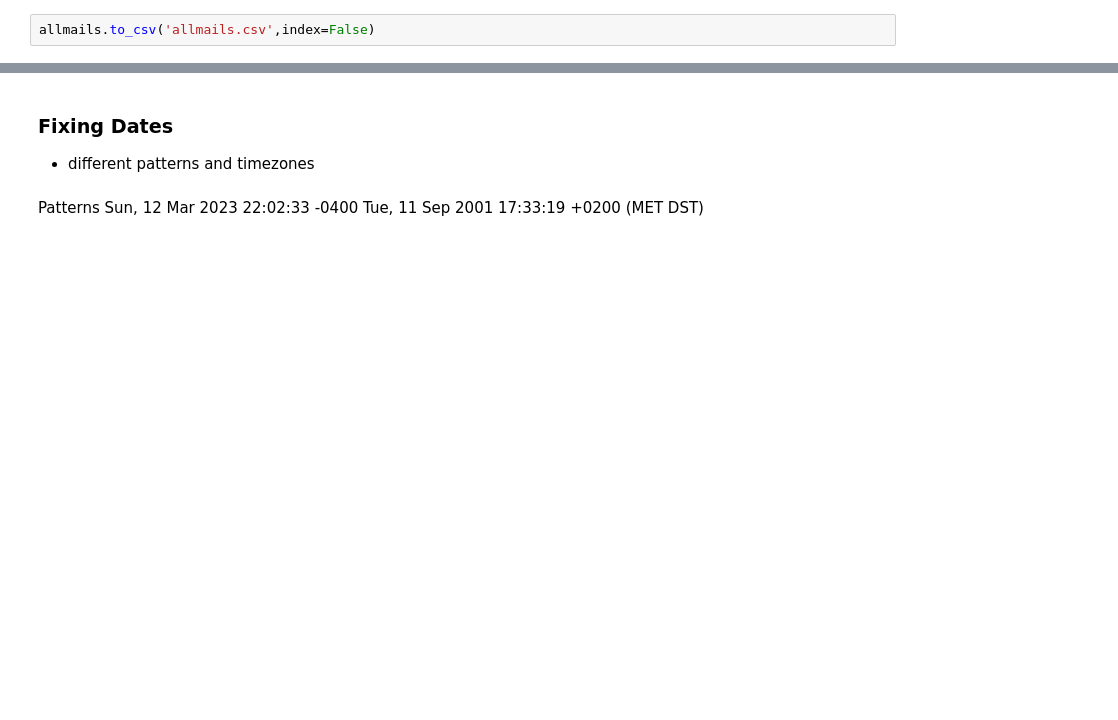
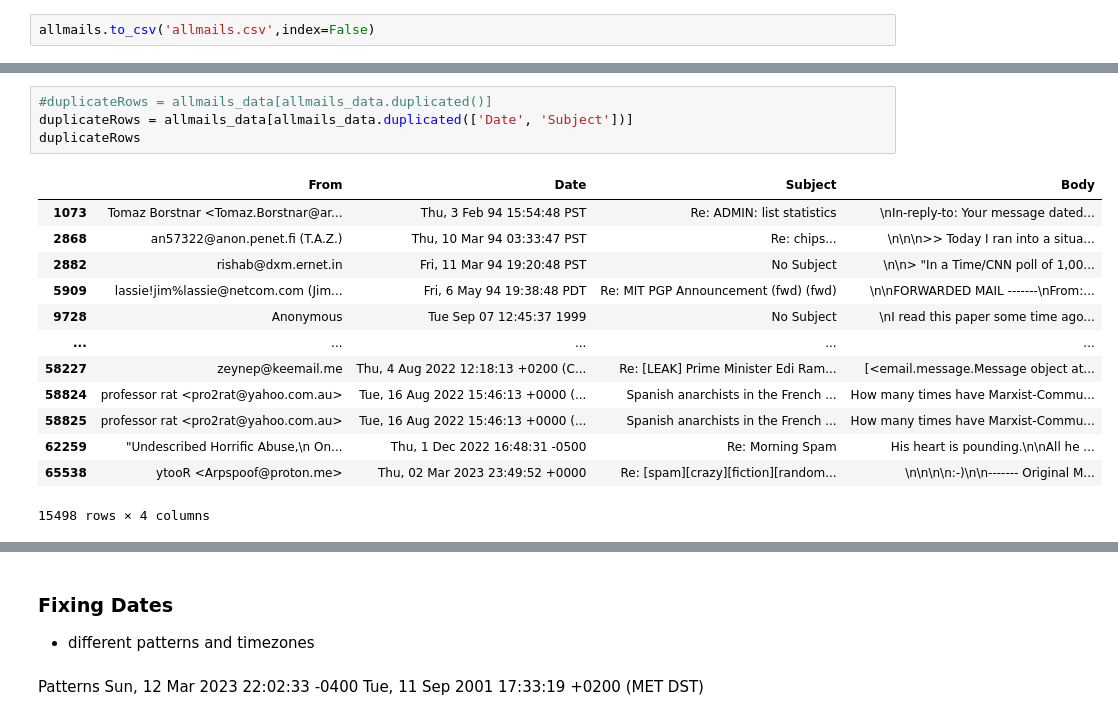
Before and after one commit to d-vf/LSSP-crypto-communities, a Jupyter notebook: LSSP_cypherpunks_dataprep_I_.ipynb, the cells around one changed output, grey strips where cells are left out. Drawn from its saved outputs; the diff is of its cells as text; blank space fills up the shorter version.

```diff
--- a/LSSP_cypherpunks_dataprep_I_.ipynb
+++ b/LSSP_cypherpunks_dataprep_I_.ipynb
@@ -580,0 +639,18 @@ allmails.to_csv('allmails.csv',index=False)
+# %%
+#duplicateRows = allmails_data[allmails_data.duplicated()]
+duplicateRows = allmails_data[allmails_data.duplicated(['Date', 'Subject'])]
+duplicateRows
+# %% [output]
+|  | From | Date | Subject | Body |
+| 1073 | Tomaz Borstnar <Tomaz.Borstnar@ar... | Thu, 3 Feb 94 15:54:48 PST | Re: ADMIN: list statistics | \nIn-reply-to: Your message dated... |
+| 2868 | an57322@anon.penet.fi (T.A.Z.) | Thu, 10 Mar 94 03:33:47 PST | Re: chips... | \n\n\n>> Today I ran into a situa... |
+| 2882 | rishab@dxm.ernet.in | Fri, 11 Mar 94 19:20:48 PST | No Subject | \n\n> "In a Time/CNN poll of 1,00... |
+| 5909 | lassie!jim%lassie@netcom.com (Jim... | Fri, 6 May 94 19:38:48 PDT | Re: MIT PGP Announcement (fwd) (fwd) | \n\nFORWARDED MAIL -------\nFrom:... |
+| 9728 | Anonymous | Tue Sep 07 12:45:37 1999 | No Subject | \nI read this paper some time ago... |
+| ... | ... | ... | ... | ... |
+| 58227 | zeynep@keemail.me | Thu, 4 Aug 2022 12:18:13 +0200 (C... | Re: [LEAK] Prime Minister Edi Ram... | [<email.message.Message object at... |
+| 58824 | professor rat <pro2rat@yahoo.com.au> | Tue, 16 Aug 2022 15:46:13 +0000 (... | Spanish anarchists in the French ... | How many times have Marxist-Commu... |
+| 58825 | professor rat <pro2rat@yahoo.com.au> | Tue, 16 Aug 2022 15:46:13 +0000 (... | Spanish anarchists in the French ... | How many times have Marxist-Commu... |
+| 62259 | "Undescribed Horrific Abuse,\n On... | Thu, 1 Dec 2022 16:48:31 -0500 | Re: Morning Spam | His heart is pounding.\n\nAll he ... |
+| 65538 | ytooR <Arpspoof@proton.me> | Thu, 02 Mar 2023 23:49:52 +0000 | Re: [spam][crazy][fiction][random... | \n\n\n\n:-)\n\n------- Original M... |
+15498 rows × 4 columns
```
Also changed, not shown: parts of 43 cells of this notebook.
